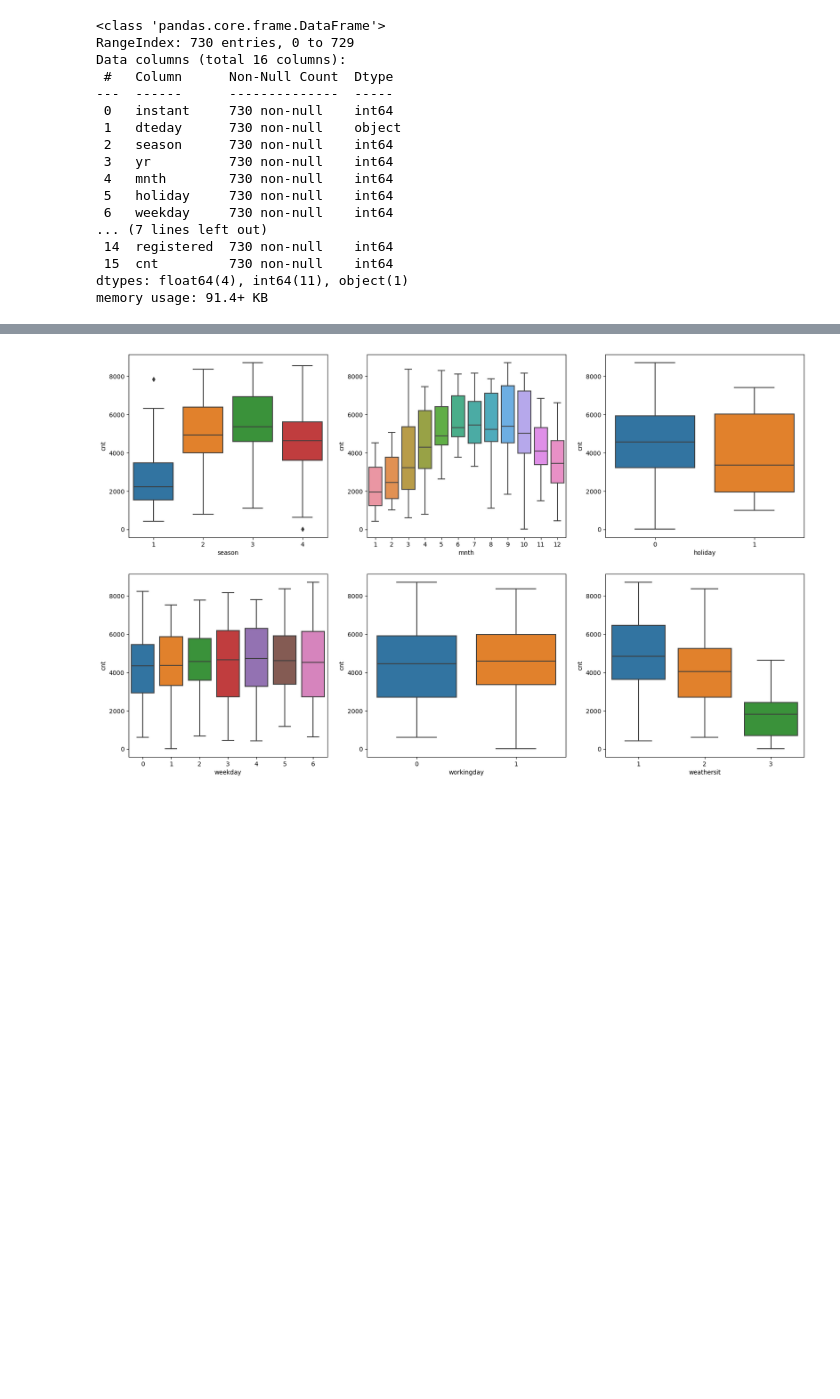
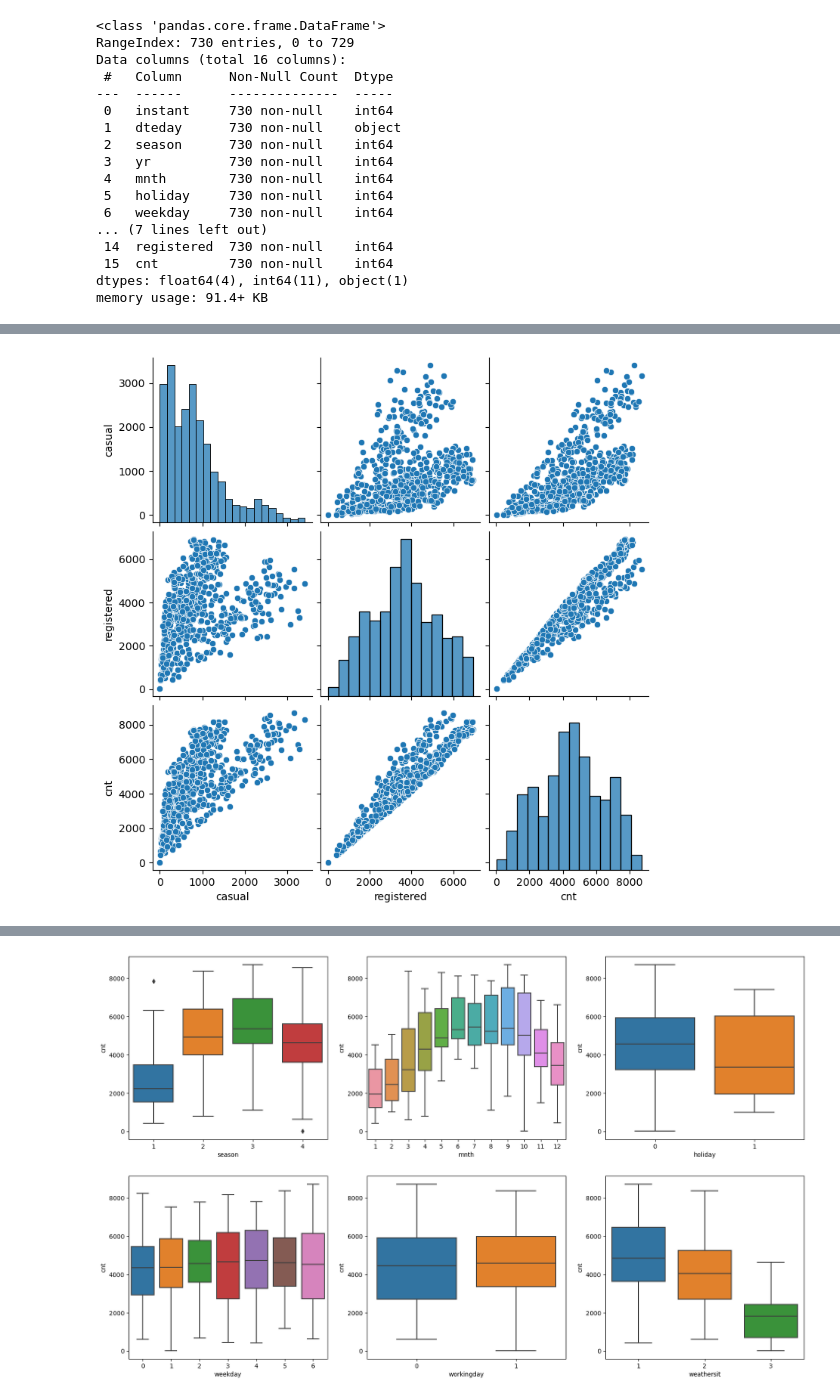
Before and after one commit to maniteja6799/bike_sharing_assignment, a Jupyter notebook: BikeSharing-LinearRegression.ipynb, the cells around one changed output, grey strips where cells are left out. Saved outputs shown, nothing was run; the diff lists cells and outputs as text; code cells hidden in the pictures; blank space fills up the shorter version.

```diff
--- a/BikeSharing-LinearRegression.ipynb
+++ b/BikeSharing-LinearRegression.ipynb
@@ -75,4 +75,9 @@ bike_data_df.describe()
 | 50% | 365.500000 | 3.000000 | 0.500000 | 7.000000 | 0.000000 | 3.000000 | 1.000000 | 1.000000 | 20.465826 | 24.368225 | ... |
 | 75% | 547.750000 | 3.000000 | 1.000000 | 10.000000 | 0.000000 | 5.000000 | 1.000000 | 2.000000 | 26.880615 | 30.445775 | ... |
 | max | 730.000000 | 4.000000 | 1.000000 | 12.000000 | 1.000000 | 6.000000 | 1.000000 | 3.000000 | 35.328347 | 42.044800 | ... |
+# %%
+sns.pairplot(bike_data_df, vars=['casual', 'registered', 'cnt'])
+plt.show()
+# %% [output]
+[figure, added]
 # %%
```
Also changed, not shown: parts of 63 cells of this notebook.
